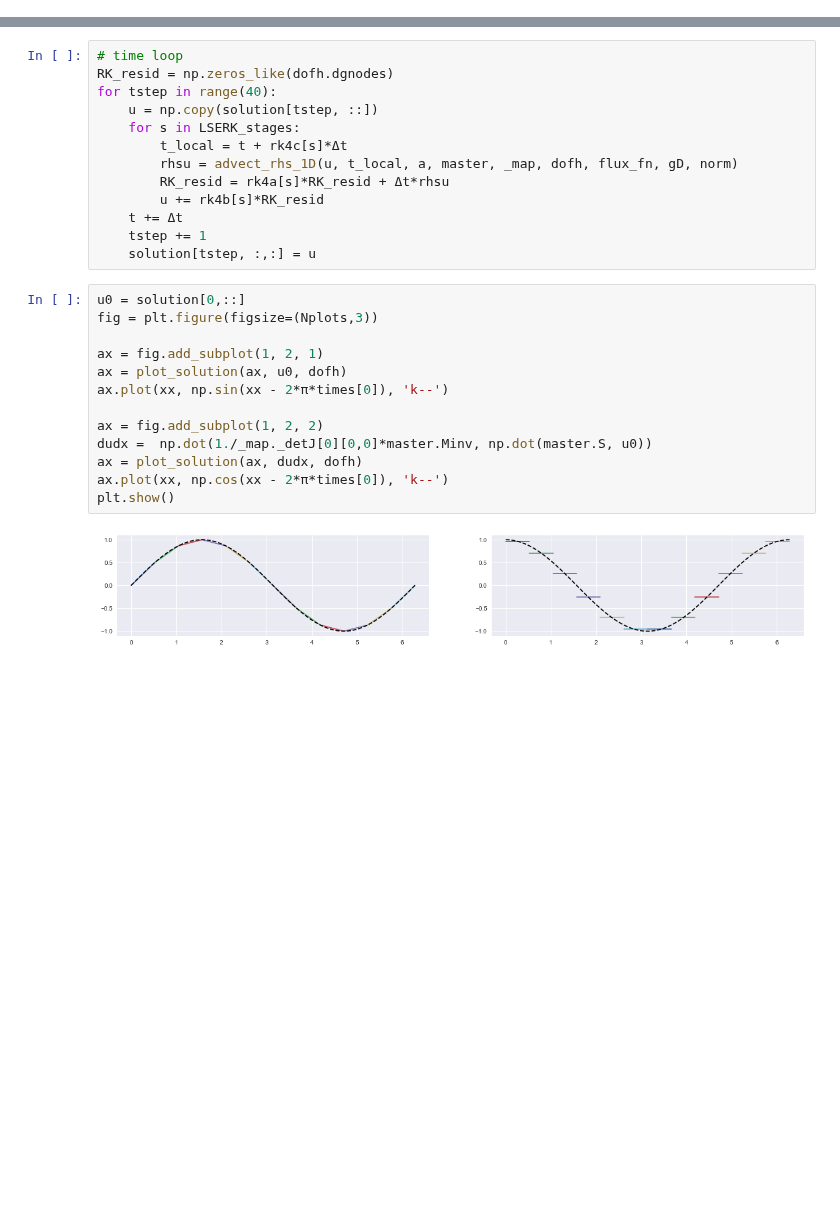
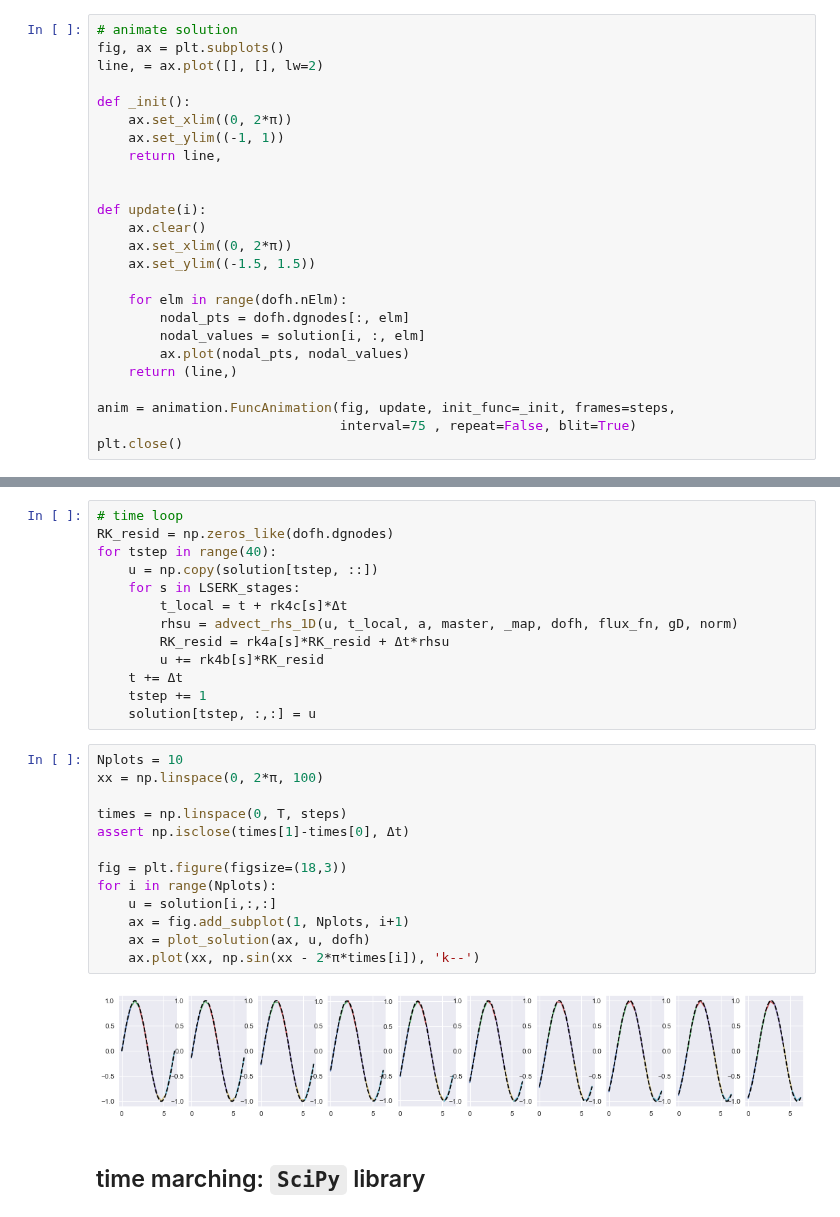
Before and after one commit to CorbinFoucart/FEMexperiment, a Jupyter notebook: codes/tutorial/1D_app_DG_linear_advection.ipynb, the cells around one changed output, grey strips where cells are left out. Saved outputs shown, nothing was run; the diff lists cells and outputs as text; blank space fills up the shorter version.

```diff
--- a/codes/tutorial/1D_app_DG_linear_advection.ipynb
+++ b/codes/tutorial/1D_app_DG_linear_advection.ipynb
@@ -238,0 +241,25 @@ Exact solution $u = \sin(x - 2\pi t)$ implies that $\frac{d}{dx}(au) = a\frac{du
+# %%
+# animate solution
+fig, ax = plt.subplots()
+line, = ax.plot([], [], lw=2)
+
+def _init():
+    ax.set_xlim((0, 2*π))
+    ax.set_ylim((-1, 1))
+    return line,
+
+
+def update(i):
+    ax.clear()
+    ax.set_xlim((0, 2*π))
+    ax.set_ylim((-1.5, 1.5))
+
+    for elm in range(dofh.nElm):
+        nodal_pts = dofh.dgnodes[:, elm]
+        nodal_values = solution[i, :, elm]
+        ax.plot(nodal_pts, nodal_values)
+    return (line,)
+
+anim = animation.FuncAnimation(fig, update, init_func=_init, frames=steps,
+                               interval=75 , repeat=False, blit=True)
+plt.close()
@@ -249,18 +305,20 @@ for tstep in range(40):
     t += Δt
     tstep += 1
     solution[tstep, :,:] = u
-# %%
-u0 = solution[0,::]
-fig = plt.figure(figsize=(Nplots,3))
-
-ax = fig.add_subplot(1, 2, 1)
-ax = plot_solution(ax, u0, dofh)
-ax.plot(xx, np.sin(xx - 2*π*times[0]), 'k--')
-
-ax = fig.add_subplot(1, 2, 2)
-dudx =  np.dot(1./_map._detJ[0][0,0]*master.Minv, np.dot(master.S, u0))
-ax = plot_solution(ax, dudx, dofh)
-ax.plot(xx, np.cos(xx - 2*π*times[0]), 'k--')
-plt.show()
-# %% [output]
-[figure, removed]
+# %%
+Nplots = 10
+xx = np.linspace(0, 2*π, 100)
+
+times = np.linspace(0, T, steps)
+assert np.isclose(times[1]-times[0], Δt)
+
+fig = plt.figure(figsize=(18,3))
+for i in range(Nplots):
+    u = solution[i,:,:]
+    ax = fig.add_subplot(1, Nplots, i+1)
+    ax = plot_solution(ax, u, dofh)
+    ax.plot(xx, np.sin(xx - 2*π*times[i]), 'k--')
+# %% [output]
+[figure, added]
+# %% [markdown]
+## time marching: `SciPy` library
```
Also changed, not shown: parts of 26 cells of this notebook.
